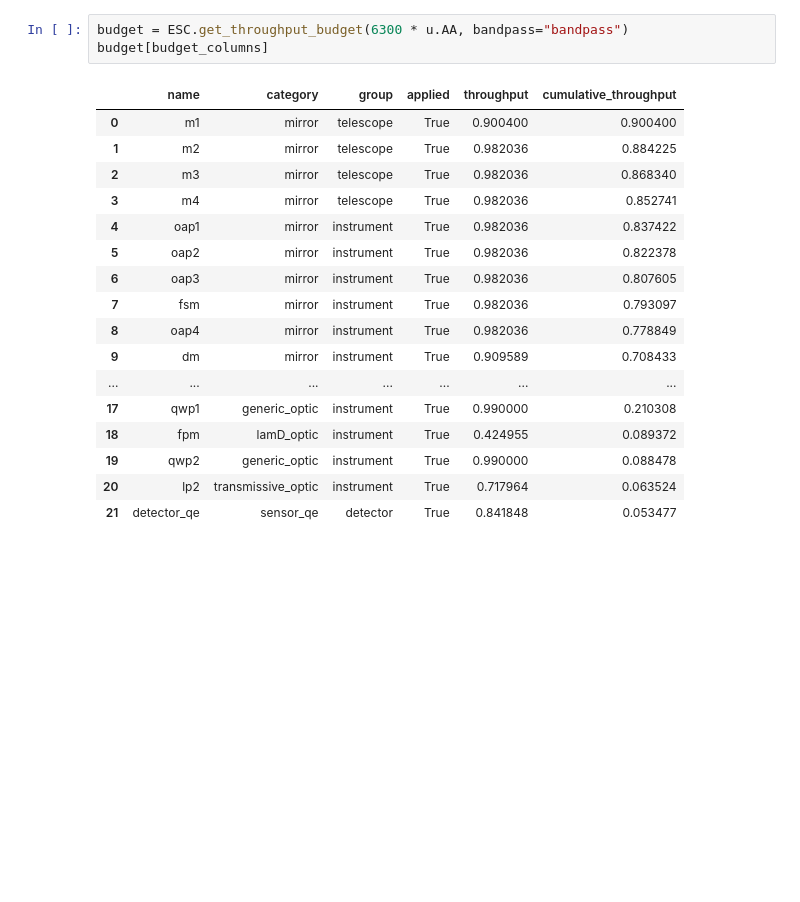
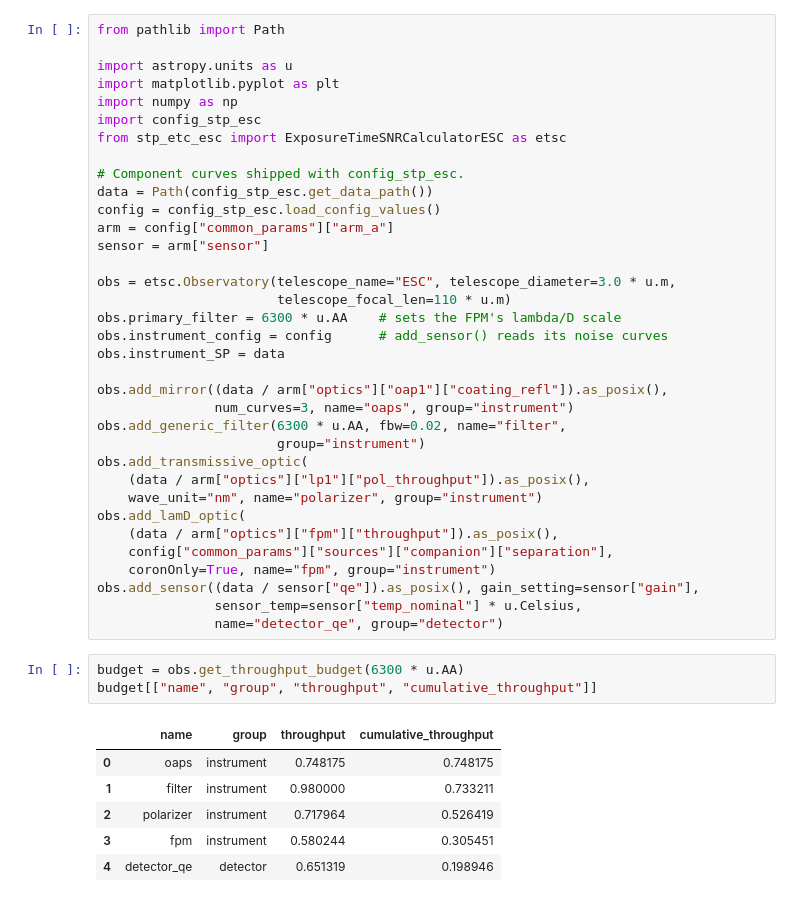
Before and after one commit to uasal/stp_etc_esc, a Jupyter notebook: notebooks/ESC_ThroughputBudget_Demo.ipynb, the cells around one changed output. Cells and saved outputs as stored; diff of their text form; blank space fills up the shorter version.

```diff
--- a/notebooks/ESC_ThroughputBudget_Demo.ipynb
+++ b/notebooks/ESC_ThroughputBudget_Demo.ipynb
@@ -162,21 +16,45 @@ The budget tables below start from the ETC's starting bandpass at 6300 Å (the c
+# %%
+from pathlib import Path
+
+import astropy.units as u
+import matplotlib.pyplot as plt
+import numpy as np
+import config_stp_esc
+from stp_etc_esc import ExposureTimeSNRCalculatorESC as etsc
+
+# Component curves shipped with config_stp_esc.
+data = Path(config_stp_esc.get_data_path())
+config = config_stp_esc.load_config_values()
+arm = config["common_params"]["arm_a"]
+sensor = arm["sensor"]
+
+obs = etsc.Observatory(telescope_name="ESC", telescope_diameter=3.0 * u.m,
+                       telescope_focal_len=110 * u.m)
+obs.primary_filter = 6300 * u.AA    # sets the FPM's lambda/D scale
+obs.instrument_config = config      # add_sensor() reads its noise curves
+obs.instrument_SP = data
+
+obs.add_mirror((data / arm["optics"]["oap1"]["coating_refl"]).as_posix(),
+               num_curves=3, name="oaps", group="instrument")
+obs.add_generic_filter(6300 * u.AA, fbw=0.02, name="filter",
+                       group="instrument")
+obs.add_transmissive_optic(
+    (data / arm["optics"]["lp1"]["pol_throughput"]).as_posix(),
+    wave_unit="nm", name="polarizer", group="instrument")
+obs.add_lamD_optic(
+    (data / arm["optics"]["fpm"]["throughput"]).as_posix(),
+    config["common_params"]["sources"]["companion"]["separation"],
+    coronOnly=True, name="fpm", group="instrument")
+obs.add_sensor((data / sensor["qe"]).as_posix(), gain_setting=sensor["gain"],
+               sensor_temp=sensor["temp_nominal"] * u.Celsius,
+               name="detector_qe", group="detector")
 # %%
-budget = ESC.get_throughput_budget(6300 * u.AA, bandpass="bandpass")
-budget[budget_columns]
+budget = obs.get_throughput_budget(6300 * u.AA)
+budget[["name", "group", "throughput", "cumulative_throughput"]]
 # %% [output]
-|  | name | category | group | applied | throughput | cumulative_throughput |
-| 0 | m1 | mirror | telescope | True | 0.900400 | 0.900400 |
-| 1 | m2 | mirror | telescope | True | 0.982036 | 0.884225 |
-| 2 | m3 | mirror | telescope | True | 0.982036 | 0.868340 |
-| 3 | m4 | mirror | telescope | True | 0.982036 | 0.852741 |
-| 4 | oap1 | mirror | instrument | True | 0.982036 | 0.837422 |
-| 5 | oap2 | mirror | instrument | True | 0.982036 | 0.822378 |
-| 6 | oap3 | mirror | instrument | True | 0.982036 | 0.807605 |
-| 7 | fsm | mirror | instrument | True | 0.982036 | 0.793097 |
-| 8 | oap4 | mirror | instrument | True | 0.982036 | 0.778849 |
-| 9 | dm | mirror | instrument | True | 0.909589 | 0.708433 |
-| ... | ... | ... | ... | ... | ... | ... |
-| 17 | qwp1 | generic_optic | instrument | True | 0.990000 | 0.210308 |
-| 18 | fpm | lamD_optic | instrument | True | 0.424955 | 0.089372 |
-| 19 | qwp2 | generic_optic | instrument | True | 0.990000 | 0.088478 |
-| 20 | lp2 | transmissive_optic | instrument | True | 0.717964 | 0.063524 |
-| 21 | detector_qe | sensor_qe | detector | True | 0.841848 | 0.053477 |
+|  | name | group | throughput | cumulative_throughput |
+| 0 | oaps | instrument | 0.748175 | 0.748175 |
+| 1 | filter | instrument | 0.980000 | 0.733211 |
+| 2 | polarizer | instrument | 0.717964 | 0.526419 |
+| 3 | fpm | instrument | 0.580244 | 0.305451 |
+| 4 | detector_qe | detector | 0.651319 | 0.198946 |
```
Also changed, not shown: parts of 25 cells of this notebook, 2 other files.
